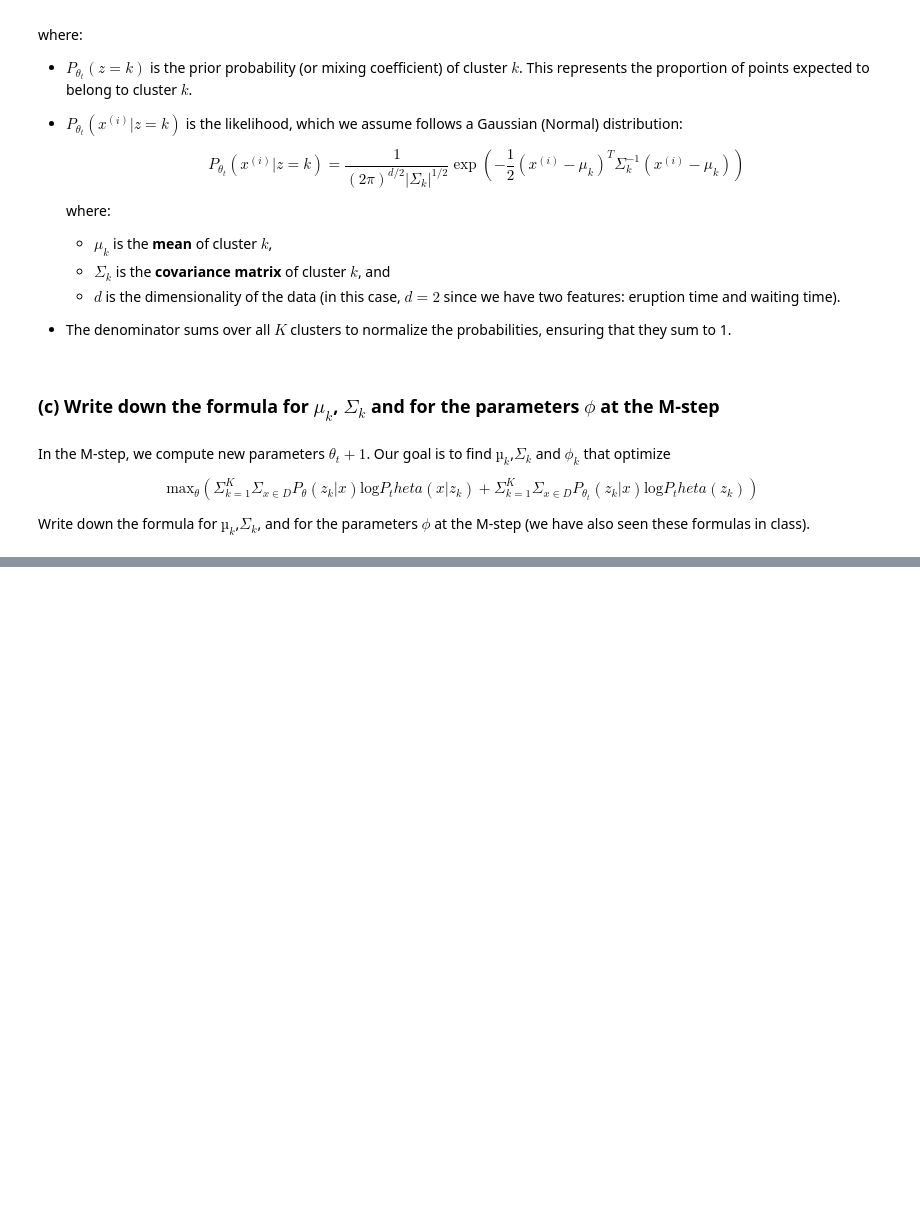
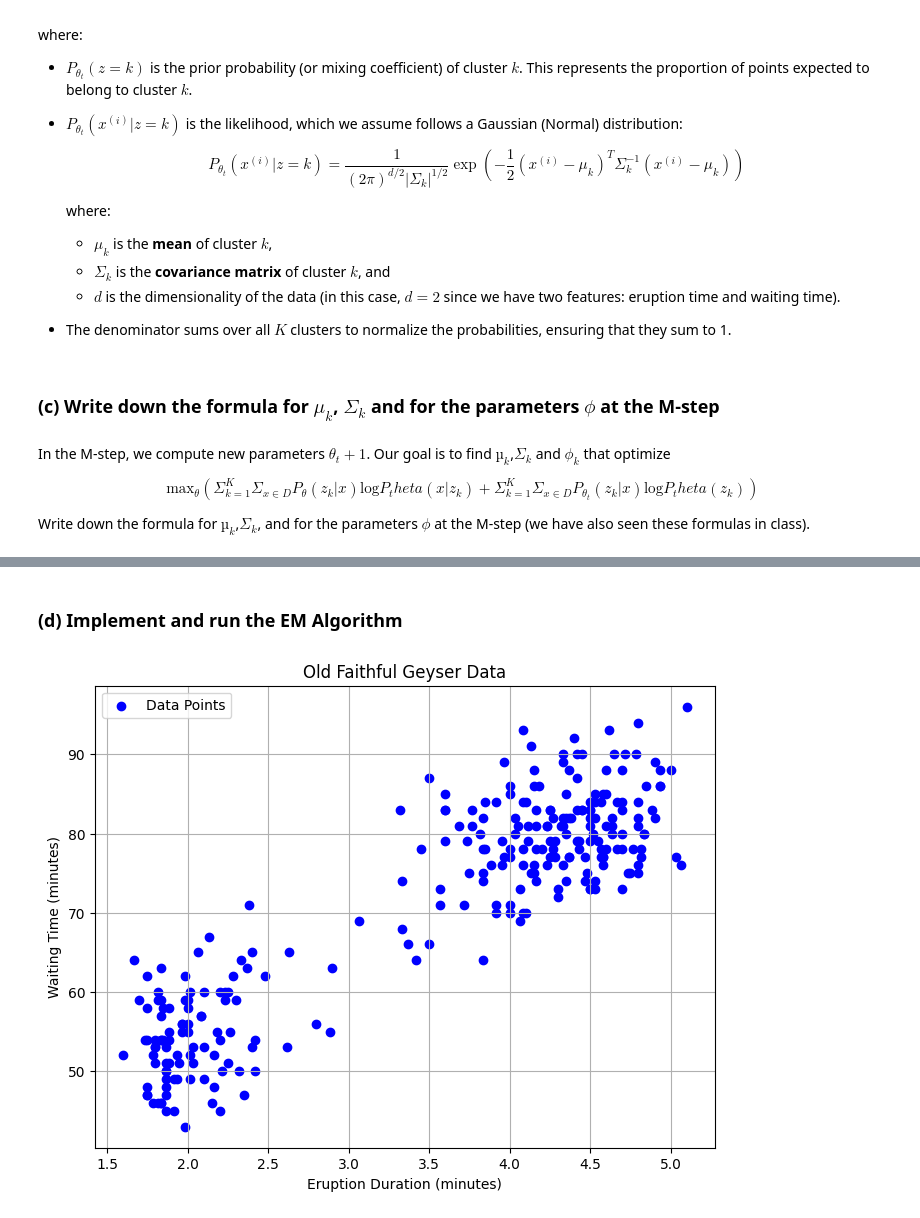
Before and after one commit to Iakovos0997/Eigenface-for-face-recognition, a Jupyter notebook: A3.ipynb, the cells around one changed output, grey strips where cells are left out. Drawn from its saved outputs; the diff is of its cells as text; code cells hidden in the pictures; blank space fills up the shorter version.

```diff
--- a/A3.ipynb
+++ b/A3.ipynb
@@ -391,0 +383,23 @@ sigma1, sigma2 =
+# %% [markdown]
+### (d) Implement and run the EM Algorithm
+# %%
+import numpy as np
+import matplotlib.pyplot as plt
+
+# Load the dataset
+data = np.loadtxt("faithful.dat", skiprows=26)  # Skip the first 26 rows (header and metadata)
+data = data[:, 1:]
+eruptions = data[:, 0]  # First column: eruption duration
+waiting = data[:, 1]  # Second column: waiting time
+
+# Scatter plot
+plt.figure(figsize=(8, 6))
+plt.scatter(eruptions, waiting, c="blue", marker="o", label="Data Points")
+plt.xlabel("Eruption Duration (minutes)")
+plt.ylabel("Waiting Time (minutes)")
+plt.title("Old Faithful Geyser Data")
+plt.legend()
+plt.grid()
+plt.show()
+# %% [output]
+[figure, added]
```
Also changed, not shown: parts of 18 cells of this notebook.
